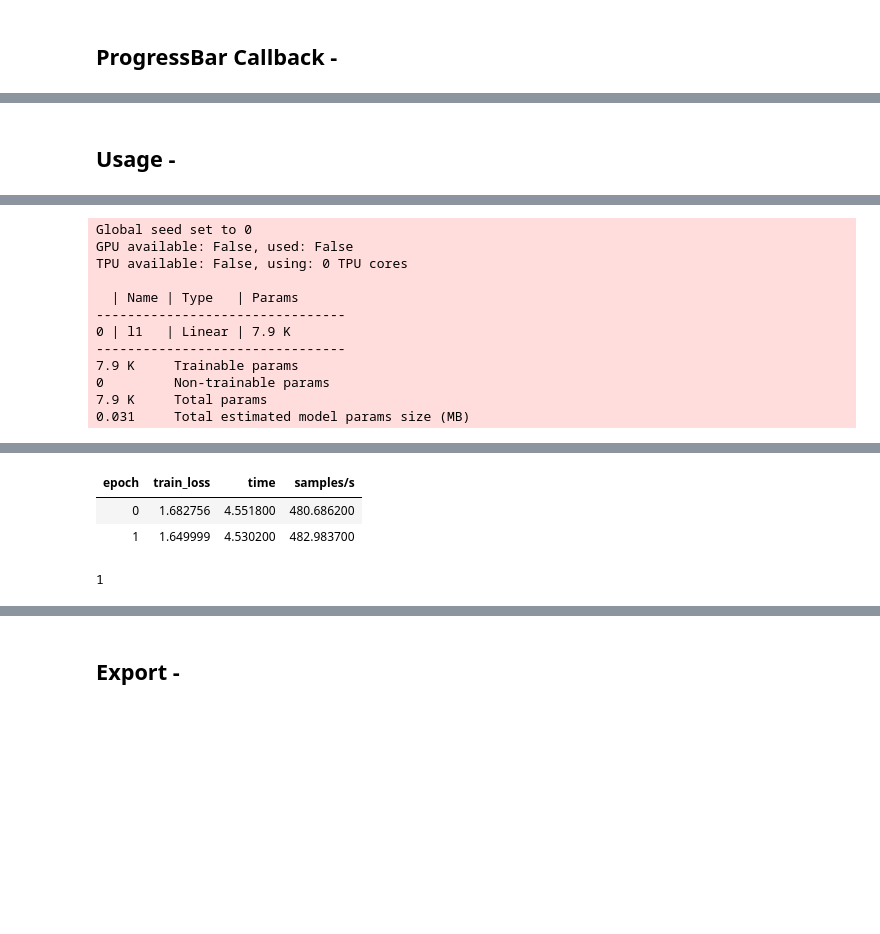
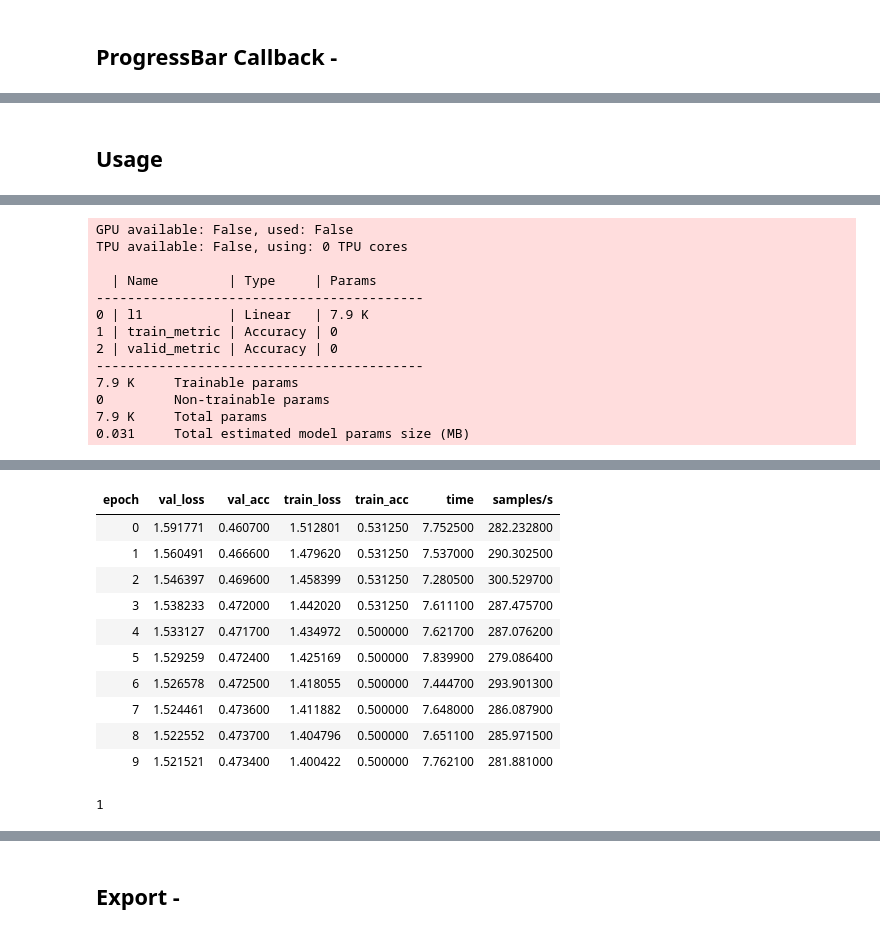
Before and after one commit to benihime91/gale, a Jupyter notebook: nbs/06a_collections.callbacks.notebook.ipynb, the cells around one changed output, grey strips where cells are left out. Drawn from its saved outputs; the diff is of its cells as text; code cells hidden in the pictures; blank space fills up the shorter version.

```diff
--- a/nbs/06a_collections.callbacks.notebook.ipynb
+++ b/nbs/06a_collections.callbacks.notebook.ipynb
@@ -292,6 +292,10 @@ class NotebookTrainingTracker(NotebookProgressBar):
 # %%
 # export
 class NotebookProgressCallback(ProgressBarBase):
+    """
+    A progress par for display in a notebook.
+    """
+
     _enabled = True
 
     def __init__(self):
@@ -465,7 +469,7 @@ class NotebookProgressCallback(ProgressBarBase):
 # %% [output]
 [interactive output not drawn]
 # %% [markdown]
-## Usage -
+## Usage
 # %%
 # slow
 import os
@@ -475,21 +479,20 @@ import torch
 from fastcore.all import Path
 from torch.nn import functional as F
 from torch.utils.data import DataLoader
+from torchmetrics import Accuracy
 from torchvision import transforms
 from torchvision.datasets import FashionMNIST
 
 source = Path(Config().path("nbs_path")) / "data"
 os.makedirs(source, exist_ok=True)
 
+# fmt: off
+
 # data
-mnist_train = FashionMNIST(
-    source, train=True, download=True, transform=transforms.ToTensor()
-)
+mnist_train = FashionMNIST(source, train=True, download=True, transform=transforms.ToTensor())
 mnist_train = DataLoader(mnist_train, batch_size=32, num_workers=4)
 
-mnist_val = FashionMNIST(
-    source, train=False, download=True, transform=transforms.ToTensor()
-)
+mnist_val = FashionMNIST(source, train=False, download=True, transform=transforms.ToTensor())
 mnist_val = DataLoader(mnist_val, batch_size=32, num_workers=4)
 # %% [output]
 [interactive output not drawn]
@@ -500,6 +503,8 @@ class CoolSystem(pl.LightningModule):
         super().__init__()
         self.save_hyperparameters()
         self.l1 = torch.nn.Linear(28 * 28, self.hparams.classes)
+        self.train_metric = Accuracy()
+        self.valid_metric = Accuracy()
 
     def forward(self, x):
         return torch.relu(self.l1(x.view(x.size(0), -1)))
@@ -508,18 +513,18 @@ class CoolSystem(pl.LightningModule):
         x, y = batch
         y_hat = self(x)
         loss = F.cross_entropy(y_hat, y)
-        tensorboard_logs = {"train_loss": loss}
-        return {"loss": loss, "log": tensorboard_logs}
+        metric = self.train_metric(F.softmax(y_hat), y)
+        log_dict = dict(train_loss=loss, train_acc=metric)
+        self.log_dict(log_dict)
+        return loss
 
     def validation_step(self, batch, batch_idx):
         x, y = batch
         y_hat = self(x)
         loss = F.cross_entropy(y_hat, y)
-        return {"val_loss": loss}
-
-    def validation_epoch_end(self, outputs):
-        avg_loss = torch.stack([x["val_loss"] for x in outputs]).mean()
-        return {"val_loss": avg_loss}
+        metric = self.valid_metric(F.softmax(y_hat), y)
+        log_dict = dict(val_loss=loss, val_acc=metric)
+        self.log_dict(log_dict)
 
     def configure_optimizers(self):
         return torch.optim.Adam(self.parameters(), lr=0.001)
@@ -527,25 +532,26 @@ class CoolSystem(pl.LightningModule):
 [interactive output not drawn]
 # %%
 # slow
-from pytorch_lightning import Trainer, seed_everything
-
-seed_everything(0)
-
-# model
 model = CoolSystem()
 
-trainer = Trainer(callbacks=[NotebookProgressCallback()], checkpoint_callback=False, max_epochs=2, logger=False)
+trainer = pl.Trainer(
+    callbacks=[NotebookProgressCallback()],
+    checkpoint_callback=False,
+    max_epochs=10,
+    logger=False,
+)
 
 trainer.fit(model, mnist_train, mnist_val)
 # %% [output]
-Global seed set to 0
 GPU available: False, used: False
 TPU available: False, using: 0 TPU cores
 
-  | Name | Type   | Params
---------------------------------
-0 | l1   | Linear | 7.9 K
---------------------------------
+  | Name         | Type     | Params
+------------------------------------------
+0 | l1           | Linear   | 7.9 K
+1 | train_metric | Accuracy | 0
+2 | valid_metric | Accuracy | 0
+------------------------------------------
 7.9 K     Trainable params
 0         Non-trainable params
 7.9 K     Total params
@@ -555,6 +561,14 @@ Training [3750/3750 00:09, Epoch 1 {'loss': '1.44'}]
-| epoch | train_loss | time | samples/s |
-| 0 | 1.682756 | 4.551800 | 480.686200 |
-| 1 | 1.649999 | 4.530200 | 482.983700 |
+| epoch | val_loss | val_acc | train_loss | train_acc | time | samples/s |
+| 0 | 1.591771 | 0.460700 | 1.512801 | 0.531250 | 7.752500 | 282.232800 |
+| 1 | 1.560491 | 0.466600 | 1.479620 | 0.531250 | 7.537000 | 290.302500 |
+| 2 | 1.546397 | 0.469600 | 1.458399 | 0.531250 | 7.280500 | 300.529700 |
+| 3 | 1.538233 | 0.472000 | 1.442020 | 0.531250 | 7.611100 | 287.475700 |
+| 4 | 1.533127 | 0.471700 | 1.434972 | 0.500000 | 7.621700 | 287.076200 |
+| 5 | 1.529259 | 0.472400 | 1.425169 | 0.500000 | 7.839900 | 279.086400 |
+| 6 | 1.526578 | 0.472500 | 1.418055 | 0.500000 | 7.444700 | 293.901300 |
+| 7 | 1.524461 | 0.473600 | 1.411882 | 0.500000 | 7.648000 | 286.087900 |
+| 8 | 1.522552 | 0.473700 | 1.404796 | 0.500000 | 7.651100 | 285.971500 |
+| 9 | 1.521521 | 0.473400 | 1.400422 | 0.500000 | 7.762100 | 281.881000 |
 1
 [interactive output not drawn]
 # %% [markdown]
```
Also changed, not shown: parts of 2 cells of this notebook, 33 other files.
